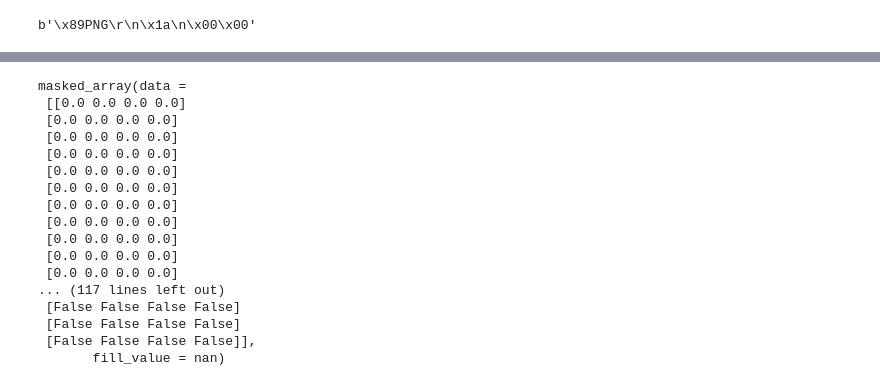
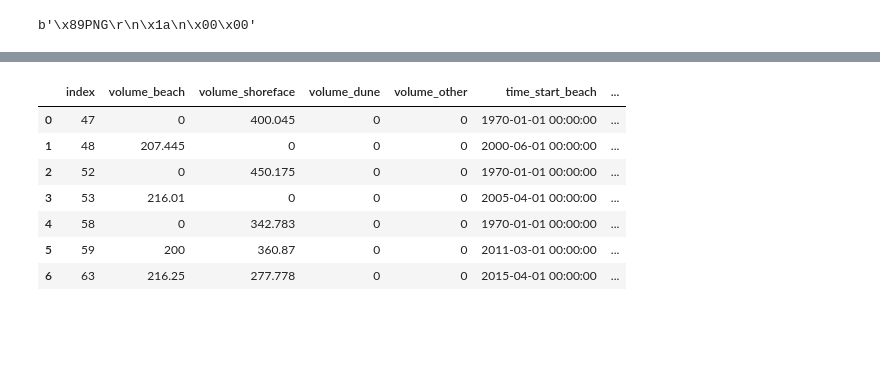
Before and after one commit to Deltares-research/coastviewer, a Jupyter notebook: notebooks/plots.ipynb, the cells around one changed output, grey strips where cells are left out. Cells and saved outputs as stored; diff of their text form; code cells hidden in the pictures; blank space fills up the shorter version.

```diff
--- a/notebooks/plots.ipynb
+++ b/notebooks/plots.ipynb
@@ -563,20 +555,11 @@ Check the NumPy 1.11 release notes for more information.
-# %%
-data["time_num_start"]
-# %% [output]
-masked_array(data =
- [[0.0 0.0 0.0 0.0]
- [0.0 0.0 0.0 0.0]
- [0.0 0.0 0.0 0.0]
- [0.0 0.0 0.0 0.0]
- [0.0 0.0 0.0 0.0]
- [0.0 0.0 0.0 0.0]
- [0.0 0.0 0.0 0.0]
- [0.0 0.0 0.0 0.0]
- [0.0 0.0 0.0 0.0]
- [0.0 0.0 0.0 0.0]
- [0.0 0.0 0.0 0.0]
-... (117 lines left out)
- [False False False False]
- [False False False False]
- [False False False False]],
-       fill_value = nan)
+# %%
+n_y
+# %% [output]
+|  | index | volume_beach | volume_shoreface | volume_dune | volume_other | time_start_beach | ... |
+| 0 | 47 | 0 | 400.045 | 0 | 0 | 1970-01-01 00:00:00 | ... |
+| 1 | 48 | 207.445 | 0 | 0 | 0 | 2000-06-01 00:00:00 | ... |
+| 2 | 52 | 0 | 450.175 | 0 | 0 | 1970-01-01 00:00:00 | ... |
+| 3 | 53 | 216.01 | 0 | 0 | 0 | 2005-04-01 00:00:00 | ... |
+| 4 | 58 | 0 | 342.783 | 0 | 0 | 1970-01-01 00:00:00 | ... |
+| 5 | 59 | 200 | 360.87 | 0 | 0 | 2011-03-01 00:00:00 | ... |
+| 6 | 63 | 216.25 | 277.778 | 0 | 0 | 2015-04-01 00:00:00 | ... |
```
Also changed, not shown: parts of 13 cells of this notebook.
